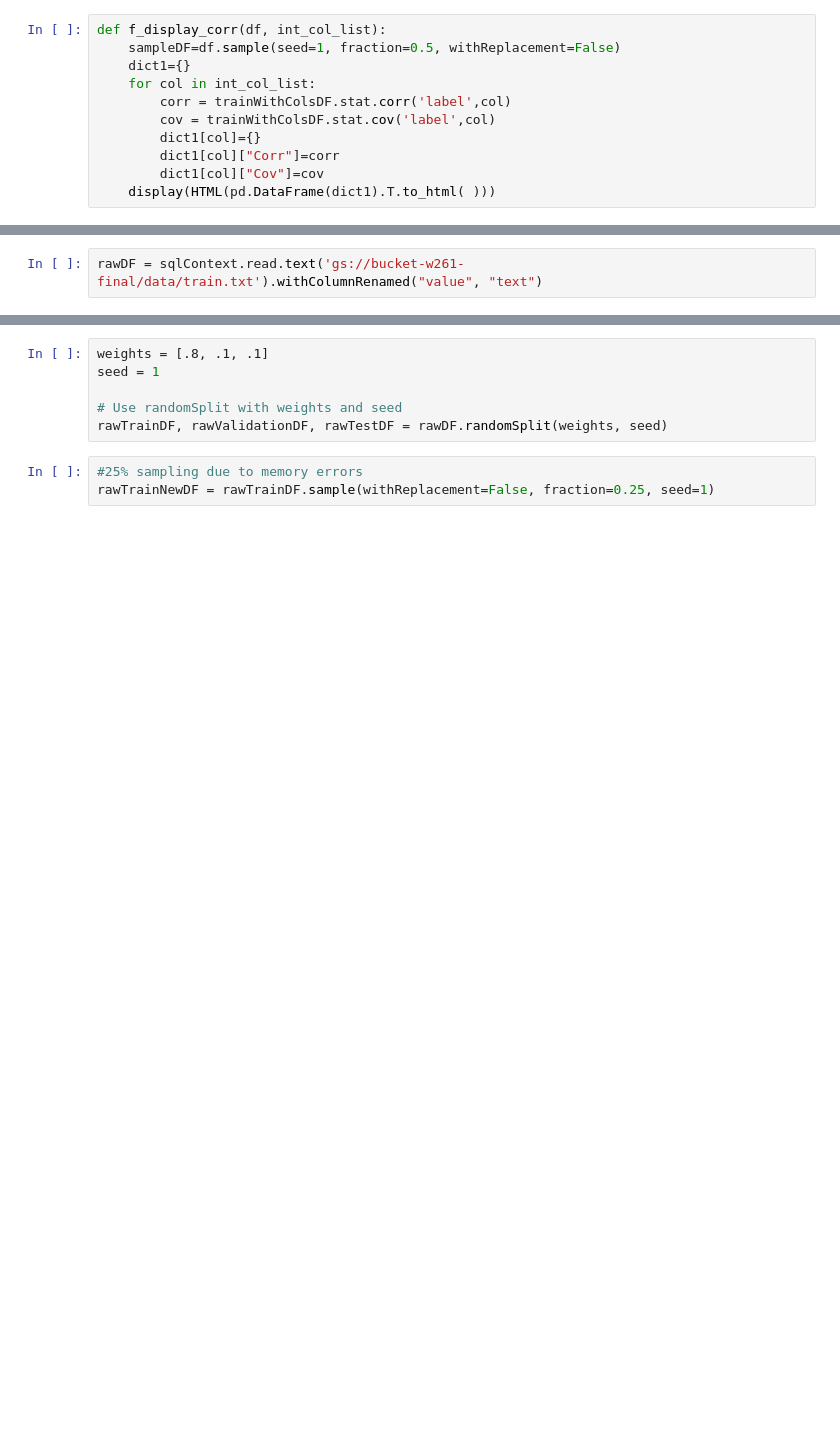
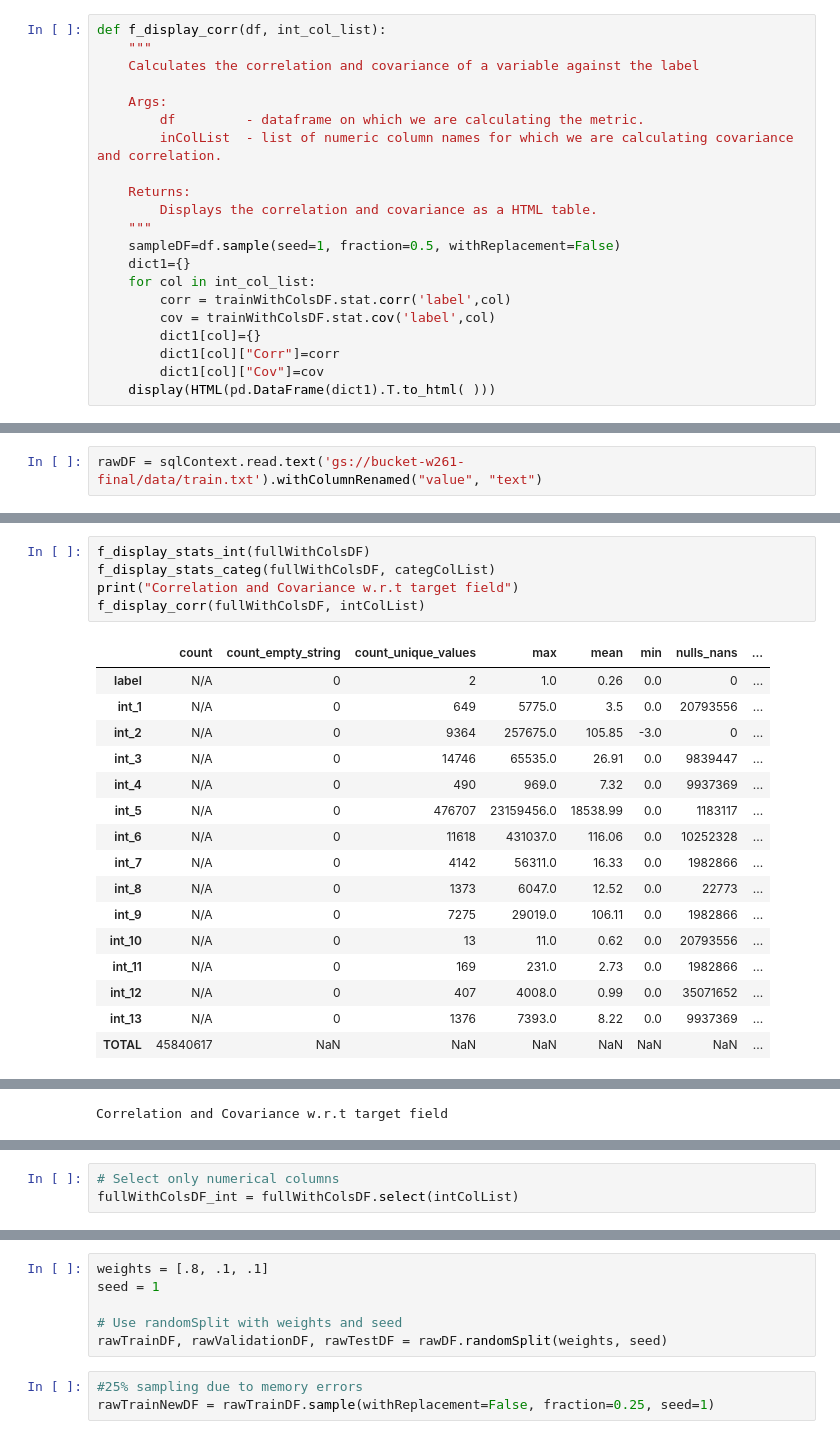
Before and after one commit to saurav-datta/click-through-rate-prediction-spark, a Jupyter notebook: W261 Final Project Alex-Jayanth-Saurav.ipynb, the cells around one changed output, grey strips where cells are left out. Drawn from its saved outputs; the diff is of its cells as text; blank space fills up the shorter version.

```diff
--- a/W261 Final Project Alex-Jayanth-Saurav.ipynb
+++ b/W261 Final Project Alex-Jayanth-Saurav.ipynb
@@ -312,6 +444,16 @@ def f_display_stats_int(data):
     display(HTML(pd.DataFrame(dict1).T.to_html( )))
 # %%
 def f_display_corr(df, int_col_list):
+    """
+    Calculates the correlation and covariance of a variable against the label
+
+    Args:
+        df         - dataframe on which we are calculating the metric.
+        inColList  - list of numeric column names for which we are calculating covariance and correlation.
+
+    Returns:
+        Displays the correlation and covariance as a HTML table.
+    """
     sampleDF=df.sample(seed=1, fraction=0.5, withReplacement=False)
     dict1={}
     for col in int_col_list:
@@ -381,0 +610,22 @@ rawDF = sqlContext.read.text('gs://bucket-w261-final/data/train.txt').withColumn
+# %%
+f_display_stats_int(fullWithColsDF)
+f_display_stats_categ(fullWithColsDF, categColList)
+print("Correlation and Covariance w.r.t target field")
+f_display_corr(fullWithColsDF, intColList)
+# %% [output]
+|  | count | count_empty_string | count_unique_values | max | mean | min | nulls_nans | ... |
+| label | N/A | 0 | 2 | 1.0 | 0.26 | 0.0 | 0 | ... |
+| int_1 | N/A | 0 | 649 | 5775.0 | 3.5 | 0.0 | 20793556 | ... |
+| int_2 | N/A | 0 | 9364 | 257675.0 | 105.85 | -3.0 | 0 | ... |
+| int_3 | N/A | 0 | 14746 | 65535.0 | 26.91 | 0.0 | 9839447 | ... |
+| int_4 | N/A | 0 | 490 | 969.0 | 7.32 | 0.0 | 9937369 | ... |
+| int_5 | N/A | 0 | 476707 | 23159456.0 | 18538.99 | 0.0 | 1183117 | ... |
+| int_6 | N/A | 0 | 11618 | 431037.0 | 116.06 | 0.0 | 10252328 | ... |
+| int_7 | N/A | 0 | 4142 | 56311.0 | 16.33 | 0.0 | 1982866 | ... |
+| int_8 | N/A | 0 | 1373 | 6047.0 | 12.52 | 0.0 | 22773 | ... |
+| int_9 | N/A | 0 | 7275 | 29019.0 | 106.11 | 0.0 | 1982866 | ... |
+| int_10 | N/A | 0 | 13 | 11.0 | 0.62 | 0.0 | 20793556 | ... |
+| int_11 | N/A | 0 | 169 | 231.0 | 2.73 | 0.0 | 1982866 | ... |
+| int_12 | N/A | 0 | 407 | 4008.0 | 0.99 | 0.0 | 35071652 | ... |
+| int_13 | N/A | 0 | 1376 | 7393.0 | 8.22 | 0.0 | 9937369 | ... |
+| TOTAL | 45840617 | NaN | NaN | NaN | NaN | NaN | NaN | ... |
@@ -381,0 +649 @@ rawDF = sqlContext.read.text('gs://bucket-w261-final/data/train.txt').withColumn
+Correlation and Covariance w.r.t target field
@@ -381,0 +664,3 @@ rawDF = sqlContext.read.text('gs://bucket-w261-final/data/train.txt').withColumn
+# %%
+# Select only numerical columns
+fullWithColsDF_int = fullWithColsDF.select(intColList)
```
Also changed, not shown: parts of 71 cells of this notebook.
